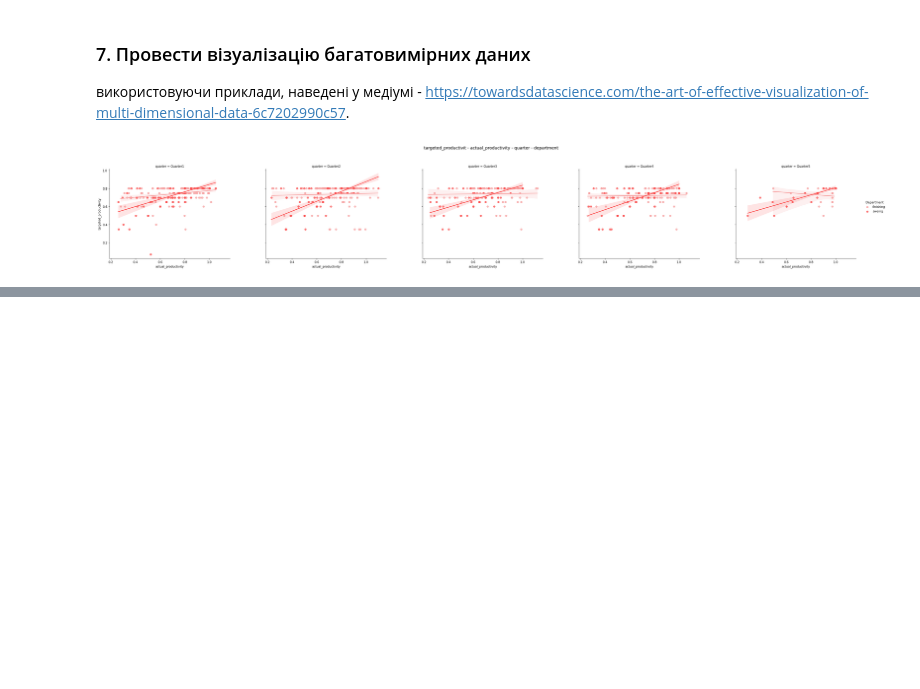
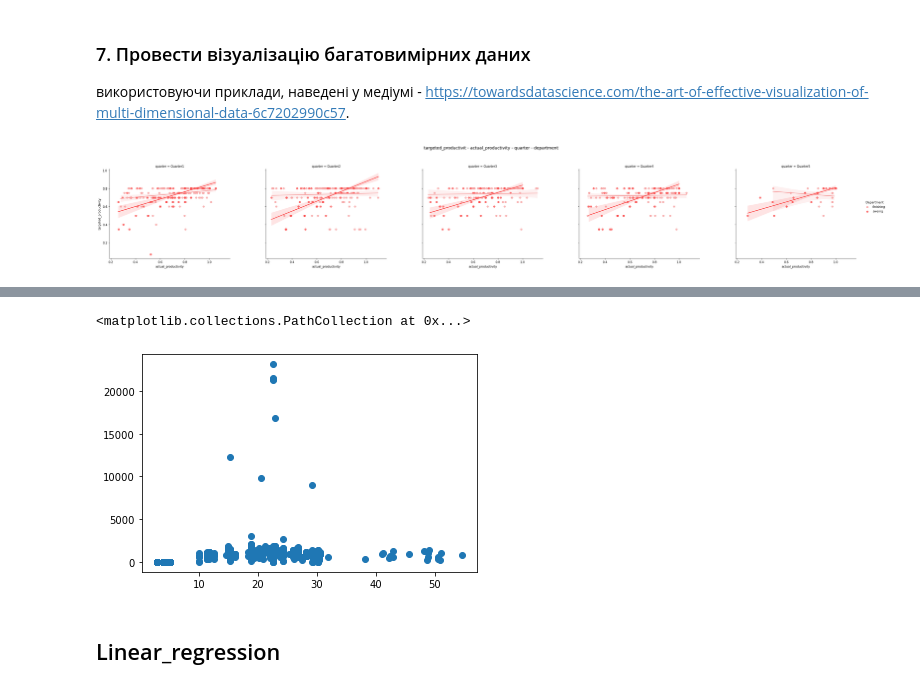
Before and after one commit to gre1wy/SpecialProgrammingSections, a Jupyter notebook: Lab3/Lab4_2.ipynb, the cells around one changed output, grey strips where cells are left out. Saved outputs shown, nothing was run; the diff lists cells and outputs as text; code cells hidden in the pictures; blank space fills up the shorter version.

```diff
--- a/Lab3/Lab4_2.ipynb
+++ b/Lab3/Lab4_2.ipynb
@@ -768,0 +839,5 @@ Execution time: 0.020208 seconds
+# %%
+data2 = df[['smv', 'wip']]
+
+X2 = data2['smv']
+y2 = data2['wip']
@@ -768,0 +849,7 @@ Execution time: 0.020208 seconds
+# %%
+plt.scatter(X2, y2)
+# %% [output]
+<matplotlib.collections.PathCollection at 0x...>
+[figure, added]
+# %% [markdown]
+## Linear_regression
```
Also changed, not shown: parts of 48 cells of this notebook.
